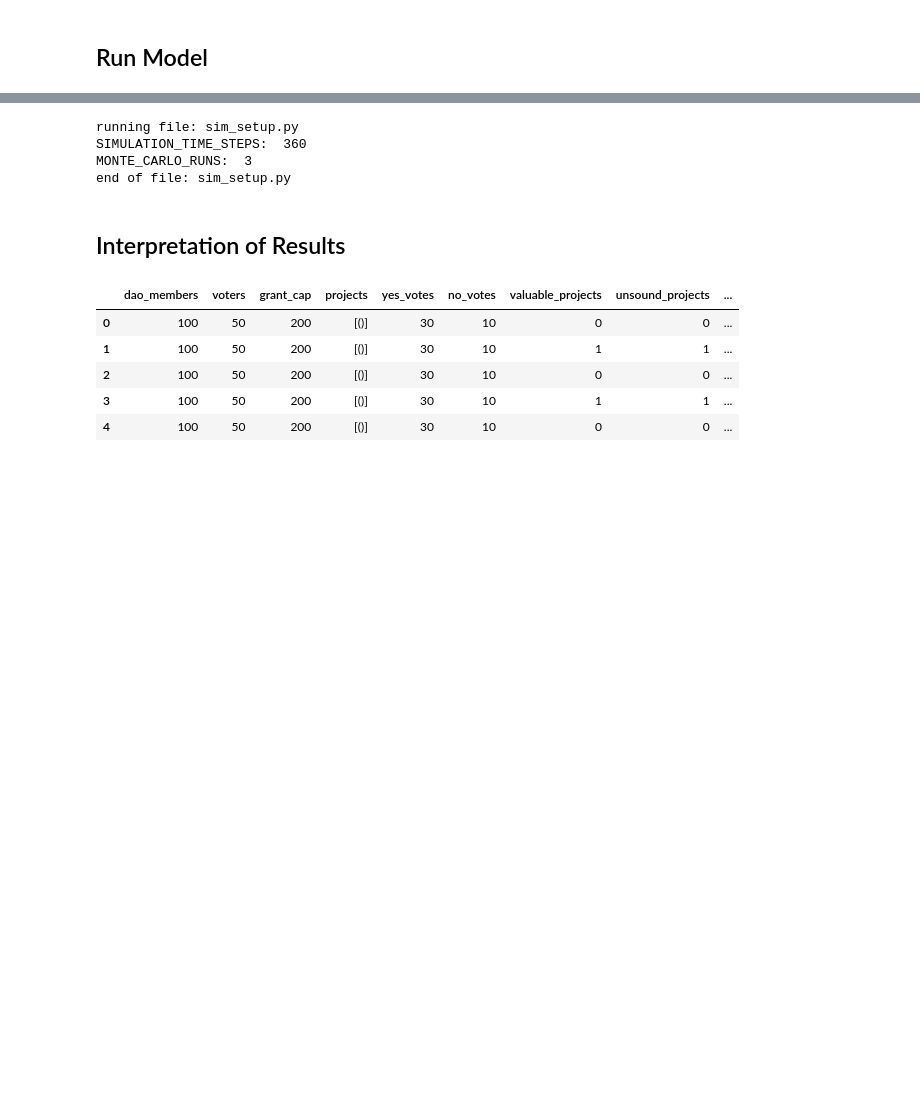
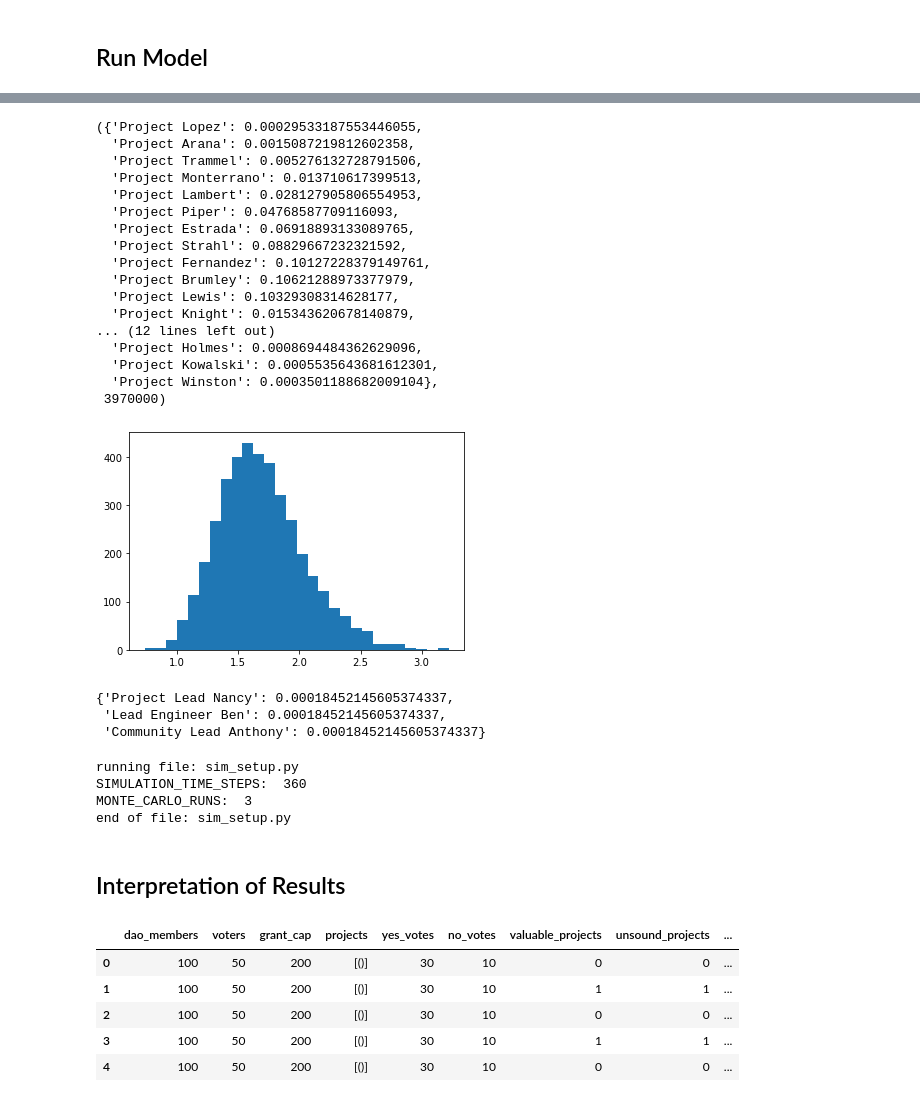
Before and after one commit to marc4gov/dao2nft, a Jupyter notebook: dao2nft.ipynb, the cells around one changed output, grey strips where cells are left out. Cells and saved outputs as stored; diff of their text form; code cells hidden in the pictures; blank space fills up the shorter version.

```diff
--- a/dao2nft.ipynb
+++ b/dao2nft.ipynb
@@ -92,3 +115,39 @@ Note: you may need to restart the kernel to use updated packages.
+# %%
+from model.parts.agents.util.sourcecred.contributor import *
+projects = generate_projects(18)
+projects
+# %% [output]
+({'Project Lopez': 0.00029533187553446055,
+  'Project Arana': 0.0015087219812602358,
+  'Project Trammel': 0.005276132728791506,
+  'Project Monterrano': 0.013710617399513,
+  'Project Lambert': 0.028127905806554953,
+  'Project Piper': 0.04768587709116093,
+  'Project Estrada': 0.06918893133089765,
+  'Project Strahl': 0.08829667232321592,
+  'Project Fernandez': 0.10127228379149761,
+  'Project Brumley': 0.10621288973377979,
+  'Project Lewis': 0.10329308314628177,
+  'Project Knight': 0.015343620678140879,
+... (12 lines left out)
+  'Project Holmes': 0.0008694484362629096,
+  'Project Kowalski': 0.0005535643681612301,
+  'Project Winston': 0.0003501188682009104},
+ 3970000)
+[figure, added]
+# %%
+from model.sys_params_model2 import params
+from model.parts.agents.util.sourcecred.contributor import *
+
+roles = params['team_members'][0]
+
+team, graph = generate_project_graph('Project A', projects[0]['Project Kowalski'], roles.copy() )
+
+team
+# %% [output]
+{'Project Lead Nancy': 0.00018452145605374337,
+ 'Lead Engineer Ben': 0.00018452145605374337,
+ 'Community Lead Anthony': 0.00018452145605374337}
 # %%
 # Dependences
 import pandas as pd
```
Also changed, not shown: parts of 2 cells of this notebook, 6 other files.
